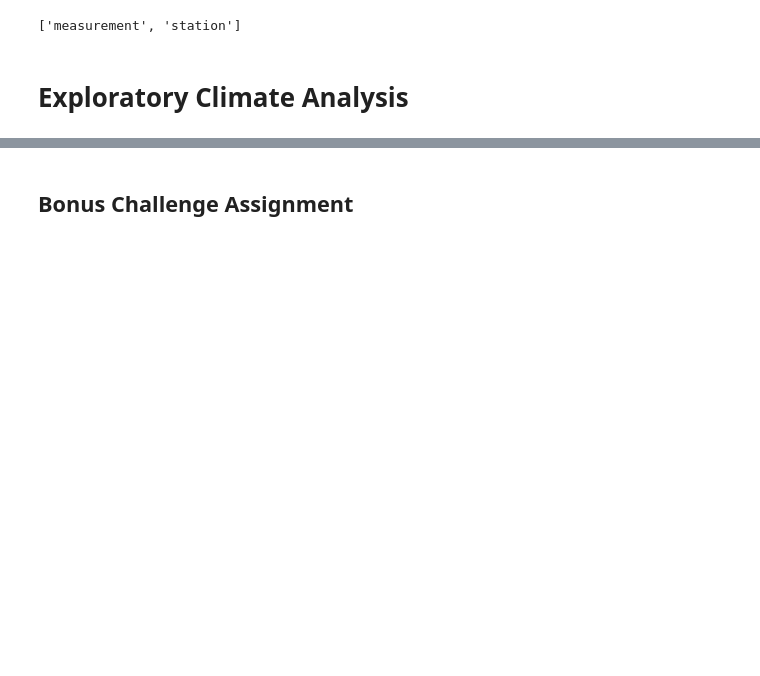
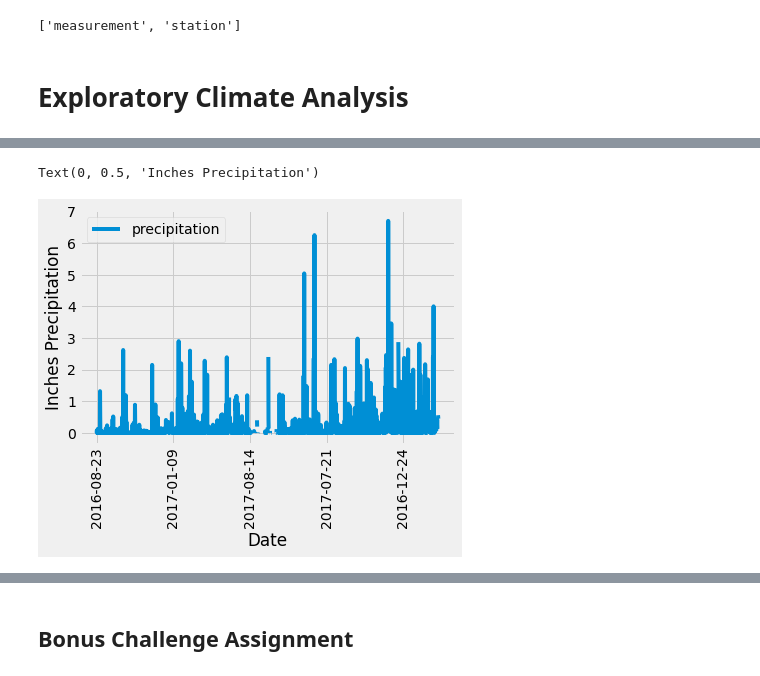
Before and after one commit to lmodenbach/sqlalchemy-challenge, a Jupyter notebook: climate_starter.ipynb, the cells around one changed output, grey strips where cells are left out. Saved outputs shown, nothing was run; the diff lists cells and outputs as text; code cells hidden in the pictures; blank space fills up the shorter version.

```diff
--- a/climate_starter.ipynb
+++ b/climate_starter.ipynb
@@ -80,0 +48,15 @@ for c in columns:
+# %%
+# Calculate the date 1 year ago from the last data point in the database
+
+previous = dt.date(2017, 8, 23) - dt.timedelta(days=365)
+# %%
+# Perform a query to retrieve the date and precipitation scores
+
+results = session.query(Measurement.date, Measurement.prcp).\
+        filter(Measurement.date >= previous).all()
+# %%
+# Save the query results as a Pandas DataFrame and set the index to the date column
+
+resultsDF = pd.DataFrame(results, columns=['date', 'precipitation'])
+resultsDF.set_index('date', inplace=True)
+resultsDF.head()
@@ -81,2 +71,15 @@ for c in columns:
+# %%
+# Sort the dataframe by date
+
+resultsDF.sort_values('date', inplace=True)
+# %%
+# Use Pandas Plotting with Matplotlib to plot the data
+
+resultsDF.plot(rot=90)
+plt.xlabel('Date')
+plt.ylabel('Inches Precipitation')
+# %% [output]
+Text(0, 0.5, 'Inches Precipitation')
+[figure, added]
 # %%
 # Use Pandas to calcualte the summary statistics for the precipitation data
```
Also changed, not shown: parts of 11 cells of this notebook, 2 other files.
